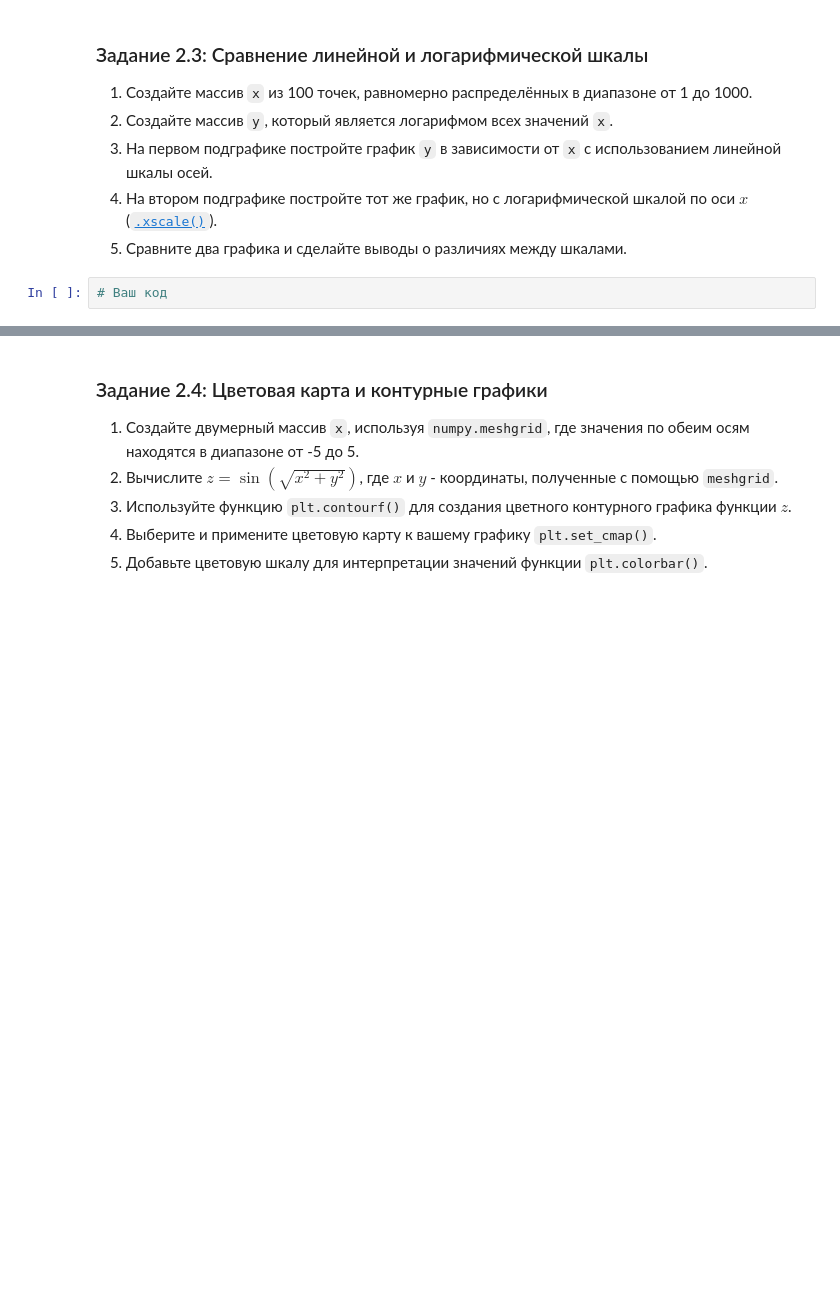
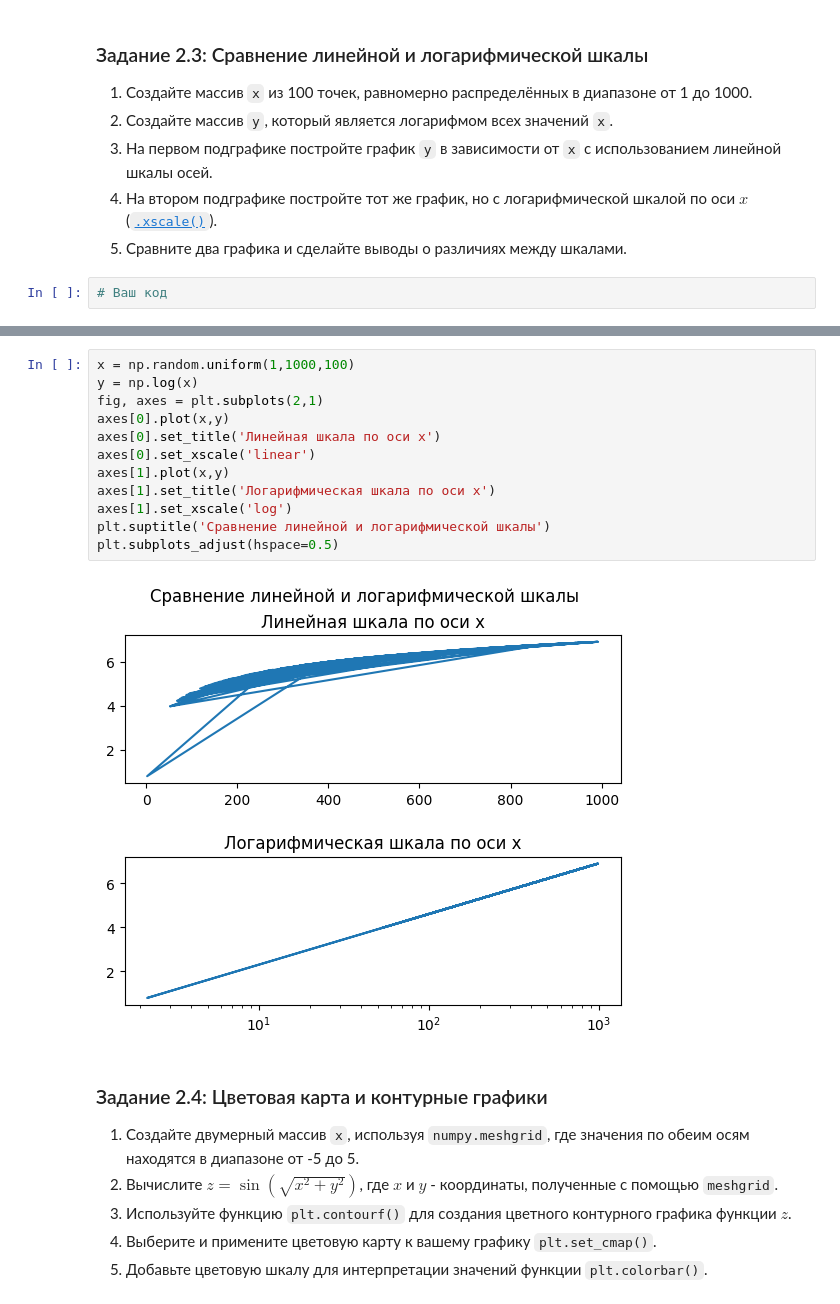
Before and after one commit to mixa15341/Data_Minimg, a Jupyter notebook: 3. Библиотеки Matplotlib, Plotly/Практическая_работа_№3_Matplotlib_Plotly.ipynb, the cells around one changed output, grey strips where cells are left out. Cells and saved outputs as stored; diff of their text form; blank space fills up the shorter version.

```diff
--- a/3. Библиотеки Matplotlib, Plotly/Практическая_работа_№3_Matplotlib_Plotly.ipynb
+++ b/3. Библиотеки Matplotlib, Plotly/Практическая_работа_№3_Matplotlib_Plotly.ipynb
@@ -273,6 +298,20 @@ np.savetxt('data.txt', data, delimiter=' ')
 # Ваш код
 # %% [markdown]
 ![image.png](embedded-picture-1)
+# %%
+x = np.random.uniform(1,1000,100)
+y = np.log(x)
+fig, axes = plt.subplots(2,1)
+axes[0].plot(x,y)
+axes[0].set_title('Линейная шкала по оси х')
+axes[0].set_xscale('linear')
+axes[1].plot(x,y)
+axes[1].set_title('Логарифмическая шкала по оси х')
+axes[1].set_xscale('log')
+plt.suptitle('Сравнение линейной и логарифмической шкалы')
+plt.subplots_adjust(hspace=0.5)
+# %% [output]
+[figure, added]
 # %% [markdown]
 ### Задание 2.4: Цветовая карта и контурные графики
 
```
Also changed, not shown: parts of 6 cells of this notebook.
